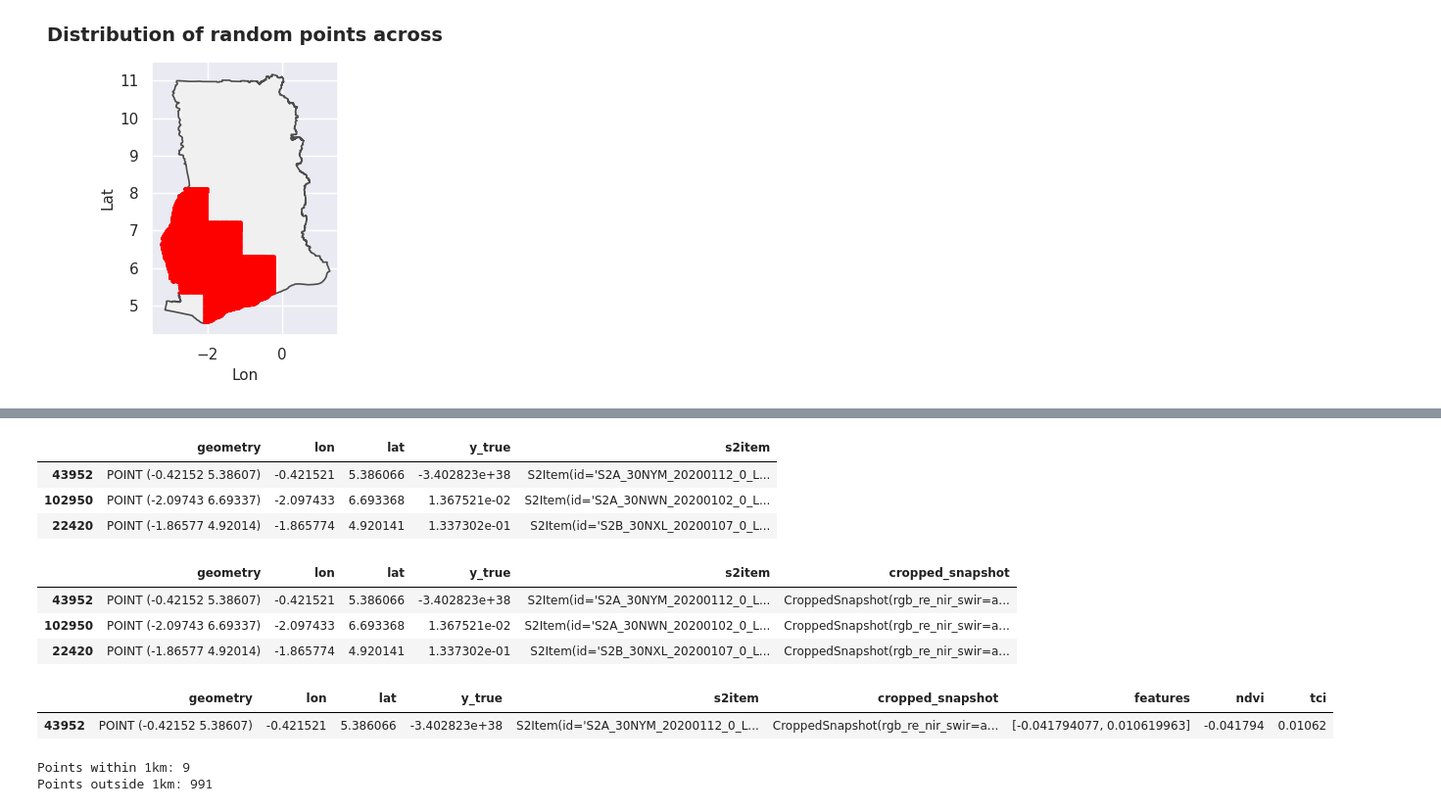
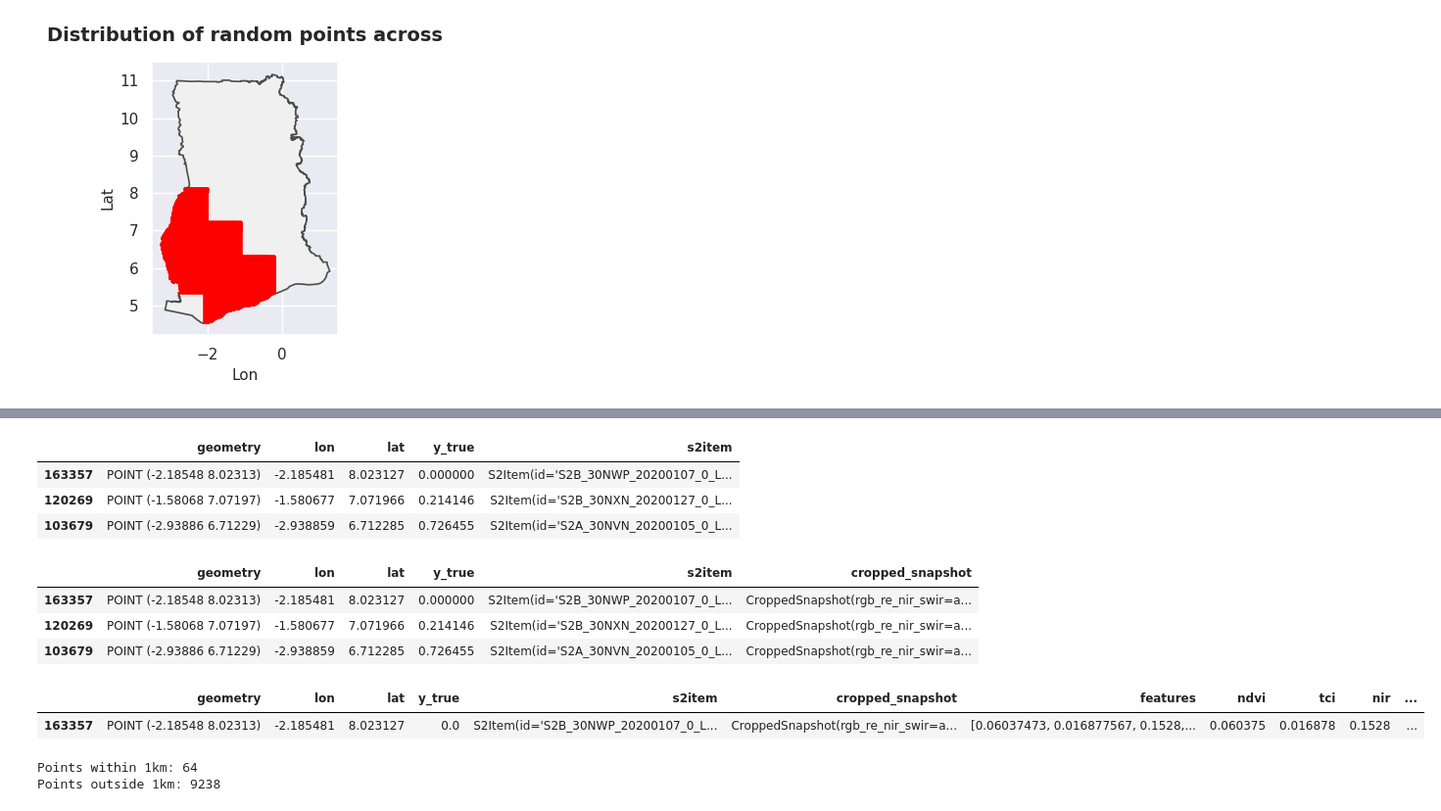
Before and after one commit to arthurgassner-synotis/forestero-skymap-poc, a Jupyter notebook: nb/0-6-predict_ethz.ipynb, the cells around one changed output, grey strips where cells are left out. Shown at 98% size. Cells and saved outputs as stored; diff of their text form; code cells hidden in the pictures.

```diff
--- a/nb/0-6-predict_ethz.ipynb
+++ b/nb/0-6-predict_ethz.ipynb
@@ -153,6 +153,6 @@ plot_map(GHANA_GDF, grid_gdf)
 [figure]
 # %%
 # Subsample to be fast
-gdf = grid_gdf.sample(1_000)
+gdf = grid_gdf.sample(10_000)
 plot_map(GHANA_GDF, gdf)
 # %% [output]
@@ -172,7 +172,7 @@ def get_ethz_probs(lonlats_wgs84: list[tuple[float, float]]) -> np.ndarray:
 
     with rasterio.open(ETHZ_COCOA_MAP_FILEPATH) as src:
         sample_gen = src.sample(lonlats_wgs84, indexes=1) # indexes=1 ensures we only extract the first band.
-        probs = np.array([val[0] for val in sample_gen])
+        probs = np.array([float(e[0]) for e in sample_gen])
 
     return probs
 
@@ -185,0 +186,5 @@ gdf.head(1)
+# %%
+# Ditch OOB values -- the lowest float is considered no-data
+is_within_bounds_mask = gdf.y_true.apply(lambda x: 0.0 <= x <= 1.0)
+gdf = gdf[is_within_bounds_mask]
+gdf.head(1)
@@ -213,9 +221,9 @@ gdf["s2item"] = least_cloudy["s2item"]
 gdf.head(3)
 # %% [output]
 |  | geometry | lon | lat | y_true | s2item |
-| 43952 | POINT (-0.42152 5.38607) | -0.421521 | 5.386066 | -3.402823e+38 | S2Item(id='S2A_30NYM_20200112_0_L... |
-| 102950 | POINT (-2.09743 6.69337) | -2.097433 | 6.693368 | 1.367521e-02 | S2Item(id='S2A_30NWN_20200102_0_L... |
-| 22420 | POINT (-1.86577 4.92014) | -1.865774 | 4.920141 | 1.337302e-01 | S2Item(id='S2B_30NXL_20200107_0_L... |
+| 163357 | POINT (-2.18548 8.02313) | -2.185481 | 8.023127 | 0.000000 | S2Item(id='S2B_30NWP_20200107_0_L... |
+| 120269 | POINT (-1.58068 7.07197) | -1.580677 | 7.071966 | 0.214146 | S2Item(id='S2B_30NXN_20200127_0_L... |
+| 103679 | POINT (-2.93886 6.71229) | -2.938859 | 6.712285 | 0.726455 | S2Item(id='S2A_30NVN_20200105_0_L... |
 # %%
 # Extract each point's cropped snapshot
 import concurrent.futures
@@ -239,18 +247,20 @@ gdf["cropped_snapshot"] = snapshots
 gdf.head(3)
 # %% [output]
 |  | geometry | lon | lat | y_true | s2item | cropped_snapshot |
-| 43952 | POINT (-0.42152 5.38607) | -0.421521 | 5.386066 | -3.402823e+38 | S2Item(id='S2A_30NYM_20200112_0_L... | CroppedSnapshot(rgb_re_nir_swir=a... |
-| 102950 | POINT (-2.09743 6.69337) | -2.097433 | 6.693368 | 1.367521e-02 | S2Item(id='S2A_30NWN_20200102_0_L... | CroppedSnapshot(rgb_re_nir_swir=a... |
-| 22420 | POINT (-1.86577 4.92014) | -1.865774 | 4.920141 | 1.337302e-01 | S2Item(id='S2B_30NXL_20200107_0_L... | CroppedSnapshot(rgb_re_nir_swir=a... |
+| 163357 | POINT (-2.18548 8.02313) | -2.185481 | 8.023127 | 0.000000 | S2Item(id='S2B_30NWP_20200107_0_L... | CroppedSnapshot(rgb_re_nir_swir=a... |
+| 120269 | POINT (-1.58068 7.07197) | -1.580677 | 7.071966 | 0.214146 | S2Item(id='S2B_30NXN_20200127_0_L... | CroppedSnapshot(rgb_re_nir_swir=a... |
+| 103679 | POINT (-2.93886 6.71229) | -2.938859 | 6.712285 | 0.726455 | S2Item(id='S2A_30NVN_20200105_0_L... | CroppedSnapshot(rgb_re_nir_swir=a... |
 # %%
 # Extract each point's features
 gdf["features"] = gdf.cropped_snapshot.apply(lambda x: x.features)
 gdf['ndvi'] = gdf.features.apply(lambda x: x[0])
 gdf['tci'] = gdf.features.apply(lambda x: x[1])
+gdf['nir'] = gdf.features.apply(lambda x: x[2])
+gdf['swir'] = gdf.features.apply(lambda x: x[3])
 gdf.head(1)
 # %% [output]
-|  | geometry | lon | lat | y_true | s2item | cropped_snapshot | features | ndvi | tci |
-| 43952 | POINT (-0.42152 5.38607) | -0.421521 | 5.386066 | -3.402823e+38 | S2Item(id='S2A_30NYM_20200112_0_L... | CroppedSnapshot(rgb_re_nir_swir=a... | [-0.041794077, 0.010619963] | -0.041794 | 0.01062 |
+|  | geometry | lon | lat | y_true | s2item | cropped_snapshot | features | ndvi | tci | nir | ... |
+| 163357 | POINT (-2.18548 8.02313) | -2.185481 | 8.023127 | 0.0 | S2Item(id='S2B_30NWP_20200107_0_L... | CroppedSnapshot(rgb_re_nir_swir=a... | [0.06037473, 0.016877567, 0.1528,... | 0.060375 | 0.016878 | 0.1528 | ... |
 # %%
 # Separate the points into
 # - is-within 1km radius of a site
@@ -284,7 +294,7 @@ points_outside_1km = grid_outside_1km_metric.to_crs("EPSG:4326")
 print(f"Points within 1km: {len(points_within_1km)}")
 print(f"Points outside 1km: {len(points_outside_1km)}")
 # %% [output]
-Points within 1km: 9
-Points outside 1km: 991
+Points within 1km: 64
+Points outside 1km: 9238
 # %%
 # Train-val split
```
Also changed, not shown: parts of 13 cells of this notebook, 2 other files.
